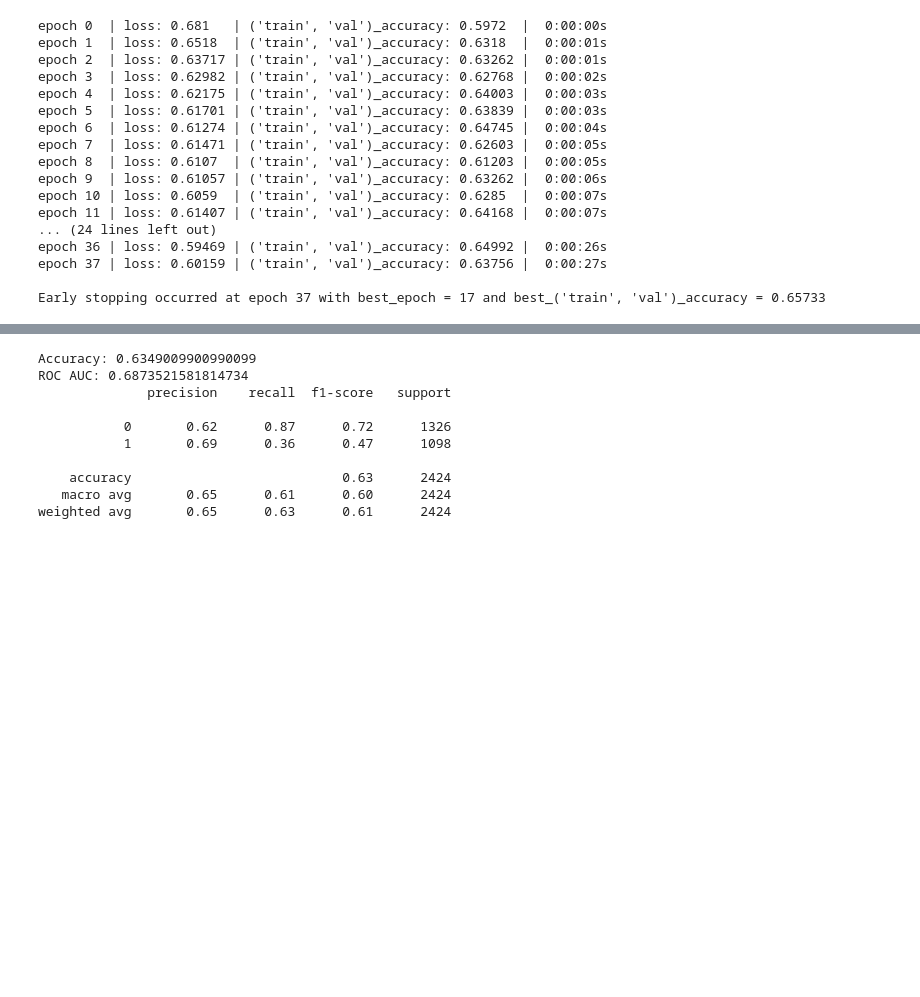
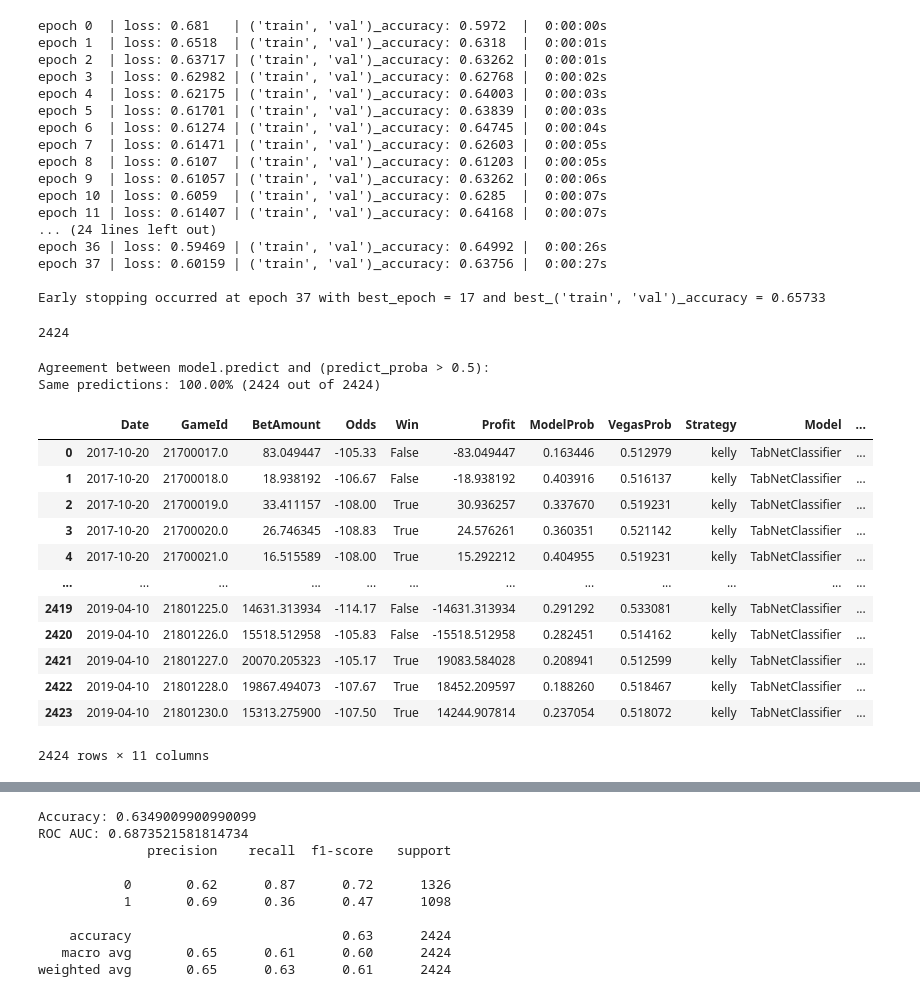
Before and after one commit to lathangregg/DL_project, a Jupyter notebook: notebooks/lathan2.ipynb, the cells around one changed output, grey strips where cells are left out. Drawn from its saved outputs; the diff is of its cells as text; code cells hidden in the pictures; blank space fills up the shorter version.

```diff
--- a/notebooks/lathan2.ipynb
+++ b/notebooks/lathan2.ipynb
@@ -516,3 +516,40 @@ epoch 36 | loss: 0.59469 | ('train', 'val')_accuracy: 0.64992 |  0:00:26s
 epoch 37 | loss: 0.60159 | ('train', 'val')_accuracy: 0.63756 |  0:00:27s
 
 Early stopping occurred at epoch 37 with best_epoch = 17 and best_('train', 'val')_accuracy = 0.65733
+# %%
+len(y_pred)
+# %% [output]
+2424
+# %%
+# Get predictions from the model
+y_pred_label = tabnet_model.predict(X_test_np)
+y_pred_proba = tabnet_model.predict_proba(X_test_np)[:, 1]
+
+# Convert probabilities to labels manually
+y_pred_from_proba = (y_pred_proba > 0.5).astype(int)
+
+# Compare directly
+same_predictions = (y_pred_label == y_pred_from_proba)
+
+# Print results
+print("Agreement between model.predict and (predict_proba > 0.5):")
+print(f"Same predictions: {same_predictions.mean():.2%} ({same_predictions.sum()} out of {len(same_predictions)})")
+# %% [output]
+Agreement between model.predict and (predict_proba > 0.5):
+Same predictions: 100.00% (2424 out of 2424)
+# %%
+tabnet_bets_kelly
+# %% [output]
+|  | Date | GameId | BetAmount | Odds | Win | Profit | ModelProb | VegasProb | Strategy | Model | ... |
+| 0 | 2017-10-20 | 21700017.0 | 83.049447 | -105.33 | False | -83.049447 | 0.163446 | 0.512979 | kelly | TabNetClassifier | ... |
+| 1 | 2017-10-20 | 21700018.0 | 18.938192 | -106.67 | False | -18.938192 | 0.403916 | 0.516137 | kelly | TabNetClassifier | ... |
+| 2 | 2017-10-20 | 21700019.0 | 33.411157 | -108.00 | True | 30.936257 | 0.337670 | 0.519231 | kelly | TabNetClassifier | ... |
+| 3 | 2017-10-20 | 21700020.0 | 26.746345 | -108.83 | True | 24.576261 | 0.360351 | 0.521142 | kelly | TabNetClassifier | ... |
+| 4 | 2017-10-20 | 21700021.0 | 16.515589 | -108.00 | True | 15.292212 | 0.404955 | 0.519231 | kelly | TabNetClassifier | ... |
+| ... | ... | ... | ... | ... | ... | ... | ... | ... | ... | ... | ... |
+| 2419 | 2019-04-10 | 21801225.0 | 14631.313934 | -114.17 | False | -14631.313934 | 0.291292 | 0.533081 | kelly | TabNetClassifier | ... |
+| 2420 | 2019-04-10 | 21801226.0 | 15518.512958 | -105.83 | False | -15518.512958 | 0.282451 | 0.514162 | kelly | TabNetClassifier | ... |
+| 2421 | 2019-04-10 | 21801227.0 | 20070.205323 | -105.17 | True | 19083.584028 | 0.208941 | 0.512599 | kelly | TabNetClassifier | ... |
+| 2422 | 2019-04-10 | 21801228.0 | 19867.494073 | -107.67 | True | 18452.209597 | 0.188260 | 0.518467 | kelly | TabNetClassifier | ... |
+| 2423 | 2019-04-10 | 21801230.0 | 15313.275900 | -107.50 | True | 14244.907814 | 0.237054 | 0.518072 | kelly | TabNetClassifier | ... |
+2424 rows × 11 columns
```
Also changed, not shown: parts of 20 cells of this notebook, 3 other files.
